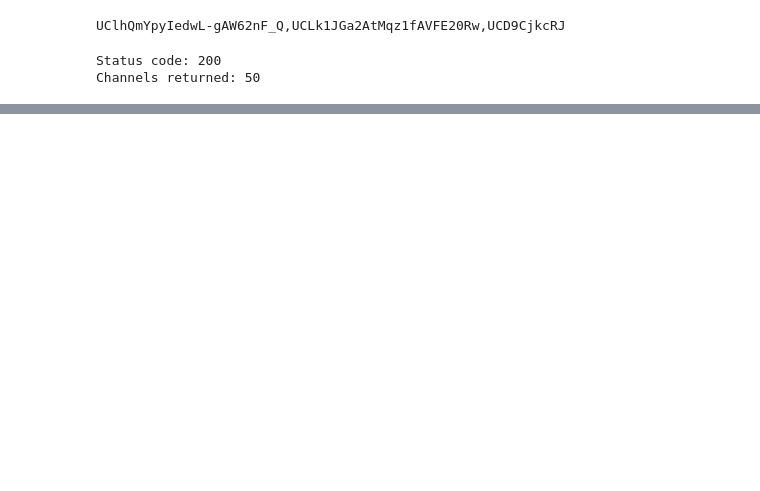
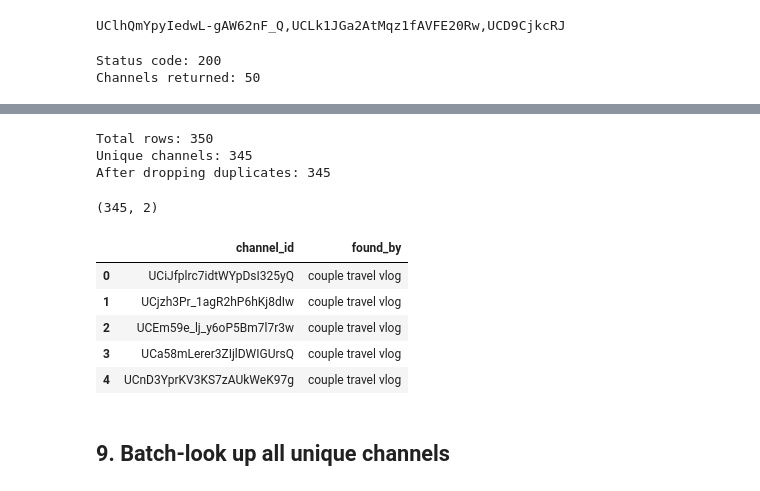
Before and after one commit to Rpvermaak/youtube-title-predictor, a Jupyter notebook: explore_api.ipynb, the cells around one changed output, grey strips where cells are left out. Saved outputs shown, nothing was run; the diff lists cells and outputs as text; code cells hidden in the pictures; blank space fills up the shorter version.

Commit message:
Run all search querries and save unique results

```diff
--- a/explore_api.ipynb
+++ b/explore_api.ipynb
@@ -308,0 +367,12 @@ candidates
+# %%
+search_df = pd.DataFrame(search_rows)
+print("Total rows:", len(search_df))
+
+print("Unique channels:", search_df["channel_id"].nunique())
+
+unique_df = search_df.drop_duplicates(subset= "channel_id")
+print("After dropping duplicates:", len(unique_df))
+# %% [output]
+Total rows: 350
+Unique channels: 345
+After dropping duplicates: 345
@@ -308,0 +381,14 @@ candidates
+# %%
+check = pd.read_csv("data/search_results.csv")
+print(check.shape)
+check.head()
+# %% [output]
+(345, 2)
+|  | channel_id | found_by |
+| 0 | UCiJfplrc7idtWYpDsI325yQ | couple travel vlog |
+| 1 | UCjzh3Pr_1agR2hP6hKj8dIw | couple travel vlog |
+| 2 | UCEm59e_lj_y6oP5Bm7l7r3w | couple travel vlog |
+| 3 | UCa58mLerer3ZIjlDWIGUrsQ | couple travel vlog |
+| 4 | UCnD3YprKV3KS7zAUkWeK97g | couple travel vlog |
+# %% [markdown]
+## 9. Batch-look up all unique channels
```
Also changed, not shown: parts of 9 cells of this notebook, 1 other file.
